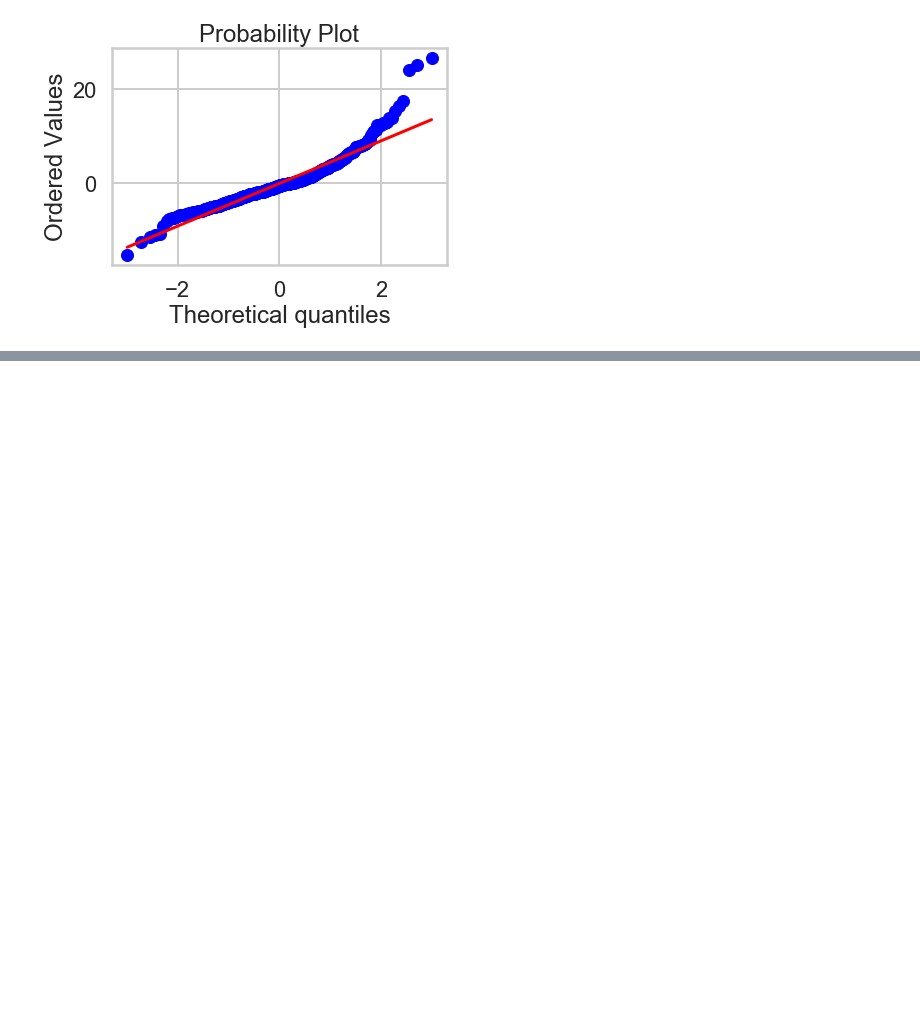
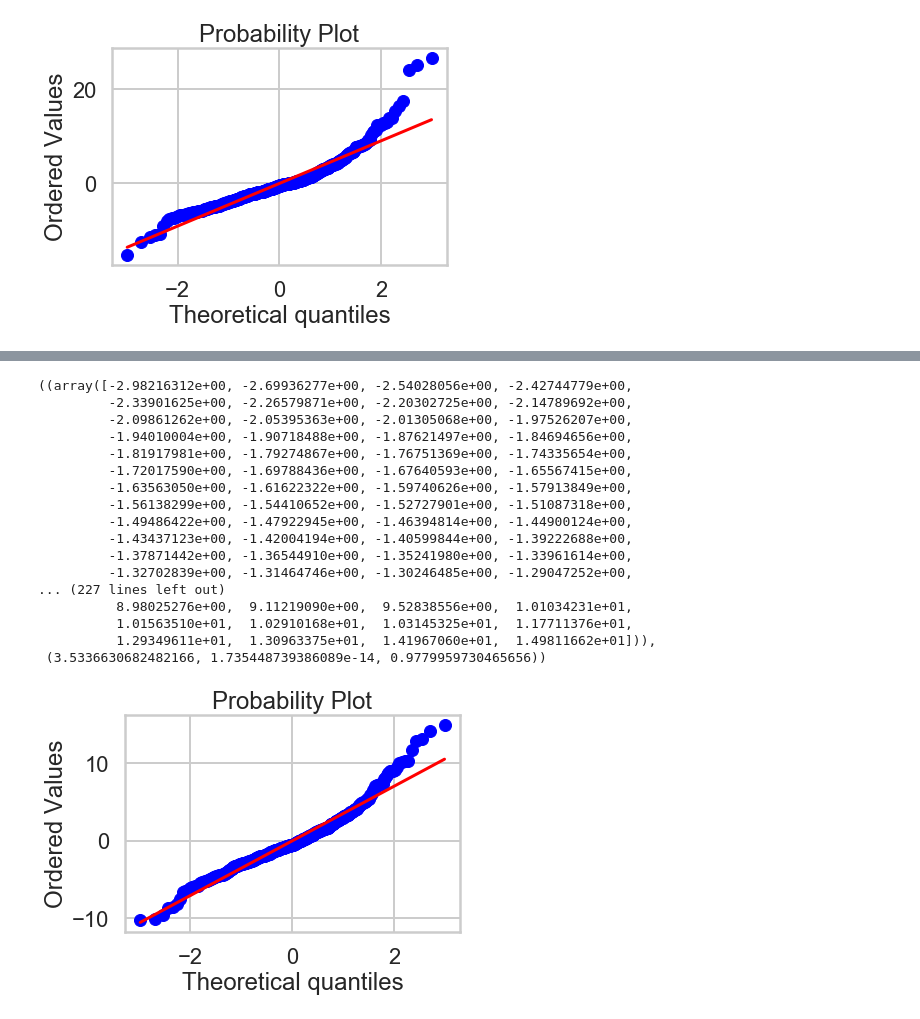
Before and after one commit to sv650s/springboard, a Jupyter notebook: aic-8_1_3-linear-regression-mini-project/Mini_Project_Linear_Regression.ipynb, the cells around one changed output, grey strips where cells are left out. Cells and saved outputs as stored; diff of their text form; code cells hidden in the pictures; blank space fills up the shorter version.

```diff
--- a/aic-8_1_3-linear-regression-mini-project/Mini_Project_Linear_Regression.ipynb
+++ b/aic-8_1_3-linear-regression-mini-project/Mini_Project_Linear_Regression.ipynb
@@ -1185,2 +1203,7 @@ figure = plot_leverage_resid2(m)
 # %%
-# Remove the outliers and high leverage points from your model and run the regression again. How do the results change?
+# Remove the outliers and high leverage points from your model and run the regression again.
+# How do the results change?
+bos_nooutliers = bos[(bos.PRICE <= 45)]
+m_nooutliers = ols("PRICE ~ ZN + INDUS + CHAS + NOX + RM + AGE + DIS + RAD + TAX + PTRATIO + B + LSTAT",
+                   bos_nooutliers).fit()
+m_nooutliers.summary()
@@ -1186,0 +1243,21 @@ figure = plot_leverage_resid2(m)
+# %%
+stats.probplot(m_nooutliers.resid, dist="norm", plot=plt)
+# %% [output]
+((array([-2.98216312e+00, -2.69936277e+00, -2.54028056e+00, -2.42744779e+00,
+         -2.33901625e+00, -2.26579871e+00, -2.20302725e+00, -2.14789692e+00,
+         -2.09861262e+00, -2.05395363e+00, -2.01305068e+00, -1.97526207e+00,
+         -1.94010004e+00, -1.90718488e+00, -1.87621497e+00, -1.84694656e+00,
+         -1.81917981e+00, -1.79274867e+00, -1.76751369e+00, -1.74335654e+00,
+         -1.72017590e+00, -1.69788436e+00, -1.67640593e+00, -1.65567415e+00,
+         -1.63563050e+00, -1.61622322e+00, -1.59740626e+00, -1.57913849e+00,
+         -1.56138299e+00, -1.54410652e+00, -1.52727901e+00, -1.51087318e+00,
+         -1.49486422e+00, -1.47922945e+00, -1.46394814e+00, -1.44900124e+00,
+         -1.43437123e+00, -1.42004194e+00, -1.40599844e+00, -1.39222688e+00,
+         -1.37871442e+00, -1.36544910e+00, -1.35241980e+00, -1.33961614e+00,
+         -1.32702839e+00, -1.31464746e+00, -1.30246485e+00, -1.29047252e+00,
+... (227 lines left out)
+          8.98025276e+00,  9.11219090e+00,  9.52838556e+00,  1.01034231e+01,
+          1.01563510e+01,  1.02910168e+01,  1.03145325e+01,  1.17711376e+01,
+          1.29349611e+01,  1.30963375e+01,  1.41967060e+01,  1.49811662e+01])),
+ (3.5336630682482166, 1.735448739386089e-14, 0.9779959730465656))
+[figure, added]
```
Also changed, not shown: parts of 20 cells of this notebook.
